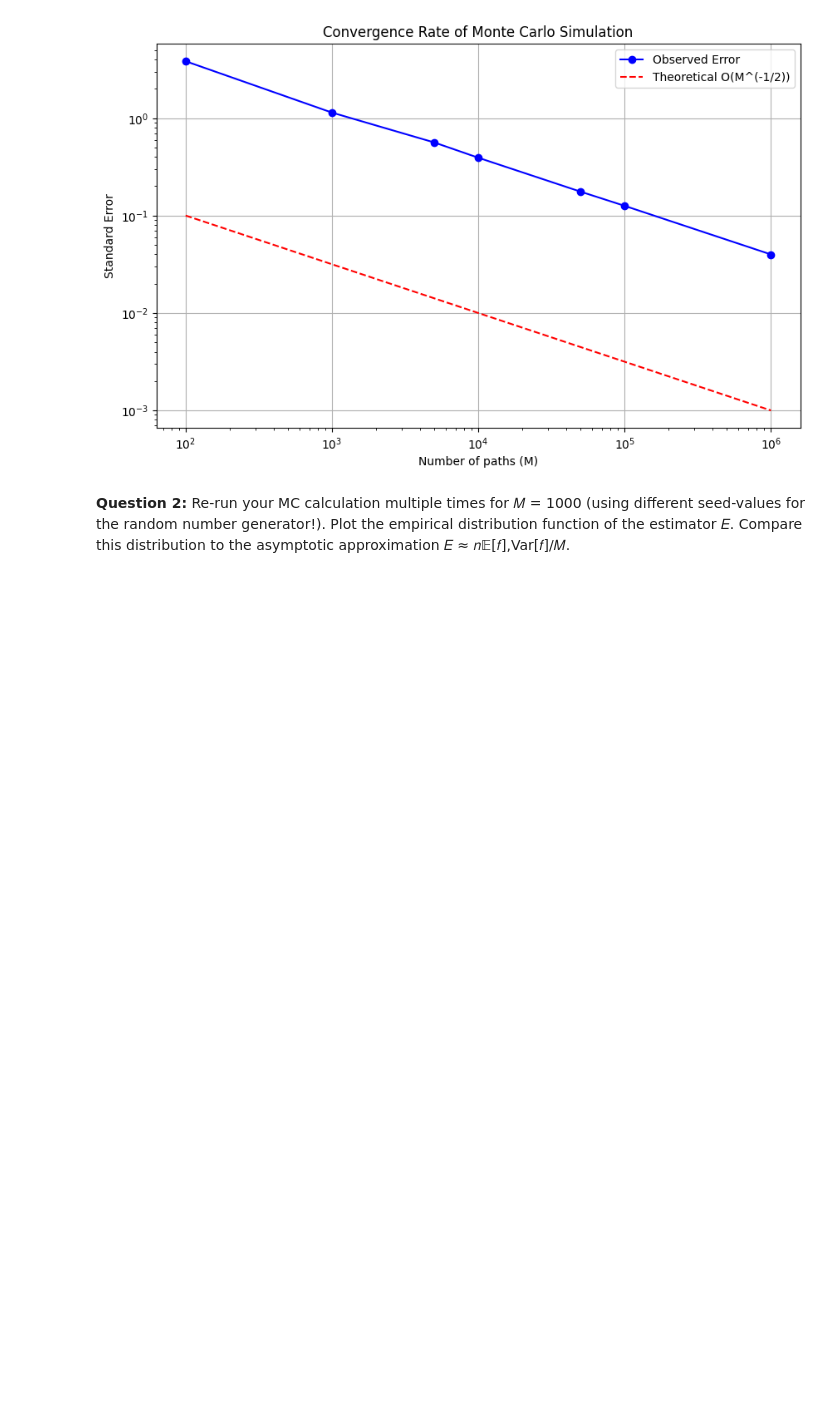
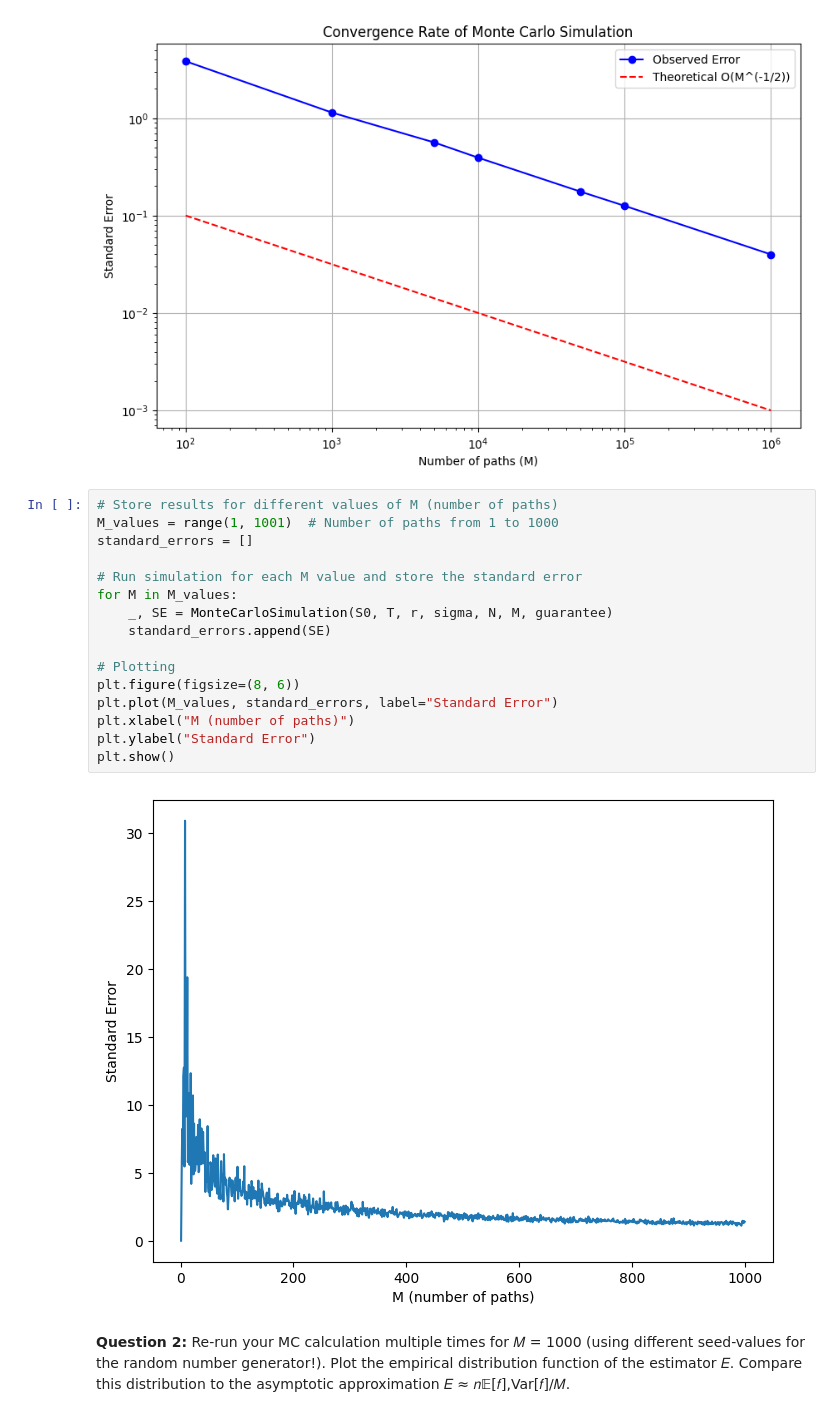
Before and after one commit to ashademeij/MathematicalFinance, a Jupyter notebook: Case 3/NumAndMonteCarlo.ipynb, the cells around one changed output. Saved outputs shown, nothing was run; the diff lists cells and outputs as text; blank space fills up the shorter version.

```diff
--- a/Case 3/NumAndMonteCarlo.ipynb
+++ b/Case 3/NumAndMonteCarlo.ipynb
@@ -332,6 +220,24 @@ M=50000: Price=113.1540, Std Error=0.1758
 M=100000: Price=113.4080, Std Error=0.1257
 M=1000000: Price=113.4777, Std Error=0.0399
 [figure]
+# %%
+# Store results for different values of M (number of paths)
+M_values = range(1, 1001)  # Number of paths from 1 to 1000
+standard_errors = []
+
+# Run simulation for each M value and store the standard error
+for M in M_values:
+    _, SE = MonteCarloSimulation(S0, T, r, sigma, N, M, guarantee)
+    standard_errors.append(SE)
+
+# Plotting
+plt.figure(figsize=(8, 6))
+plt.plot(M_values, standard_errors, label="Standard Error")
+plt.xlabel("M (number of paths)")
+plt.ylabel("Standard Error")
+plt.show()
+# %% [output]
+[figure, added]
 # %% [markdown]
 **Question 2:** Re-run your MC calculation multiple times for 𝑀 = 1000 (using different seed-values for the random number generator!). Plot the empirical distribution function of the estimator 𝐸. Compare this distribution to the asymptotic approximation 𝐸 ≈ 𝑛𝔼[𝑓],Var[𝑓]/𝑀.
 # %%
```
Also changed, not shown: parts of 16 cells of this notebook.
